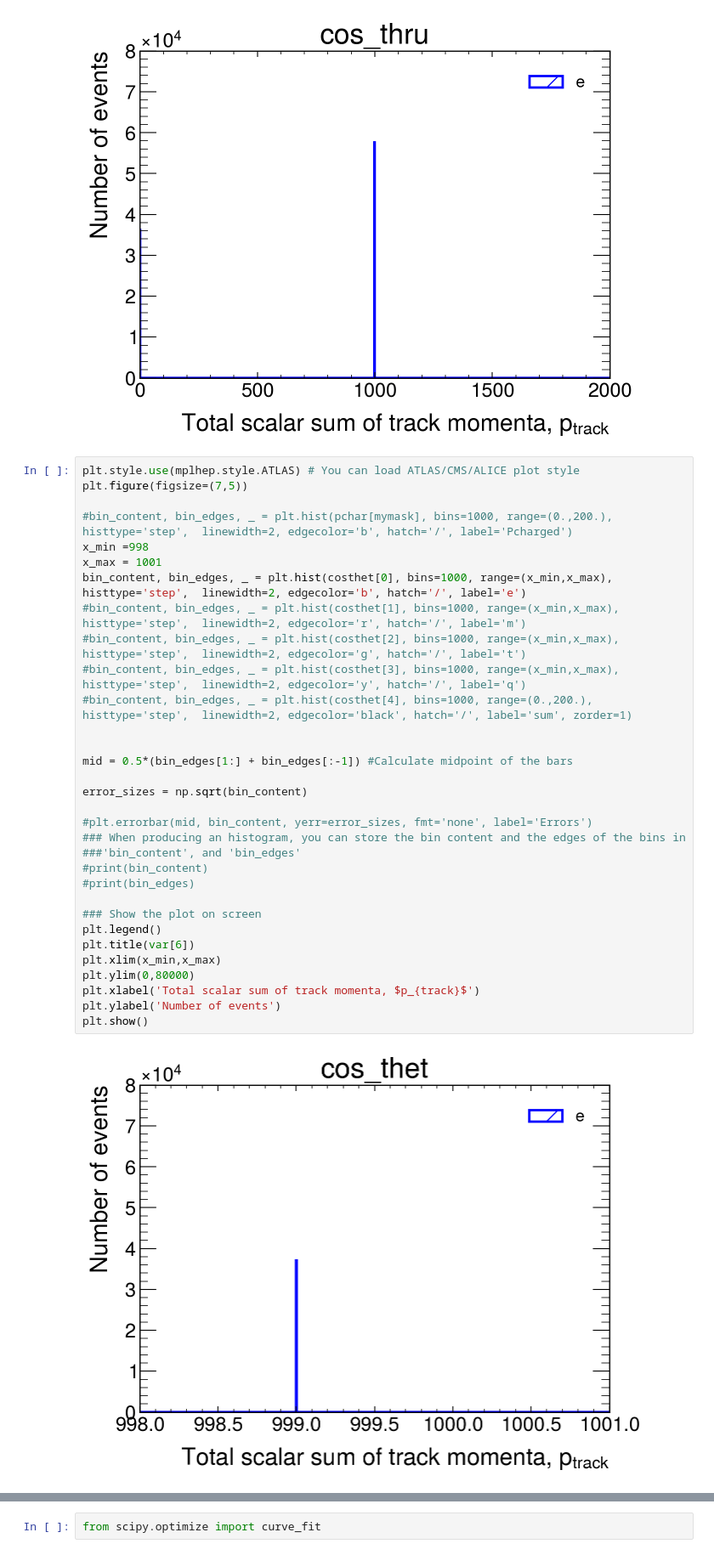
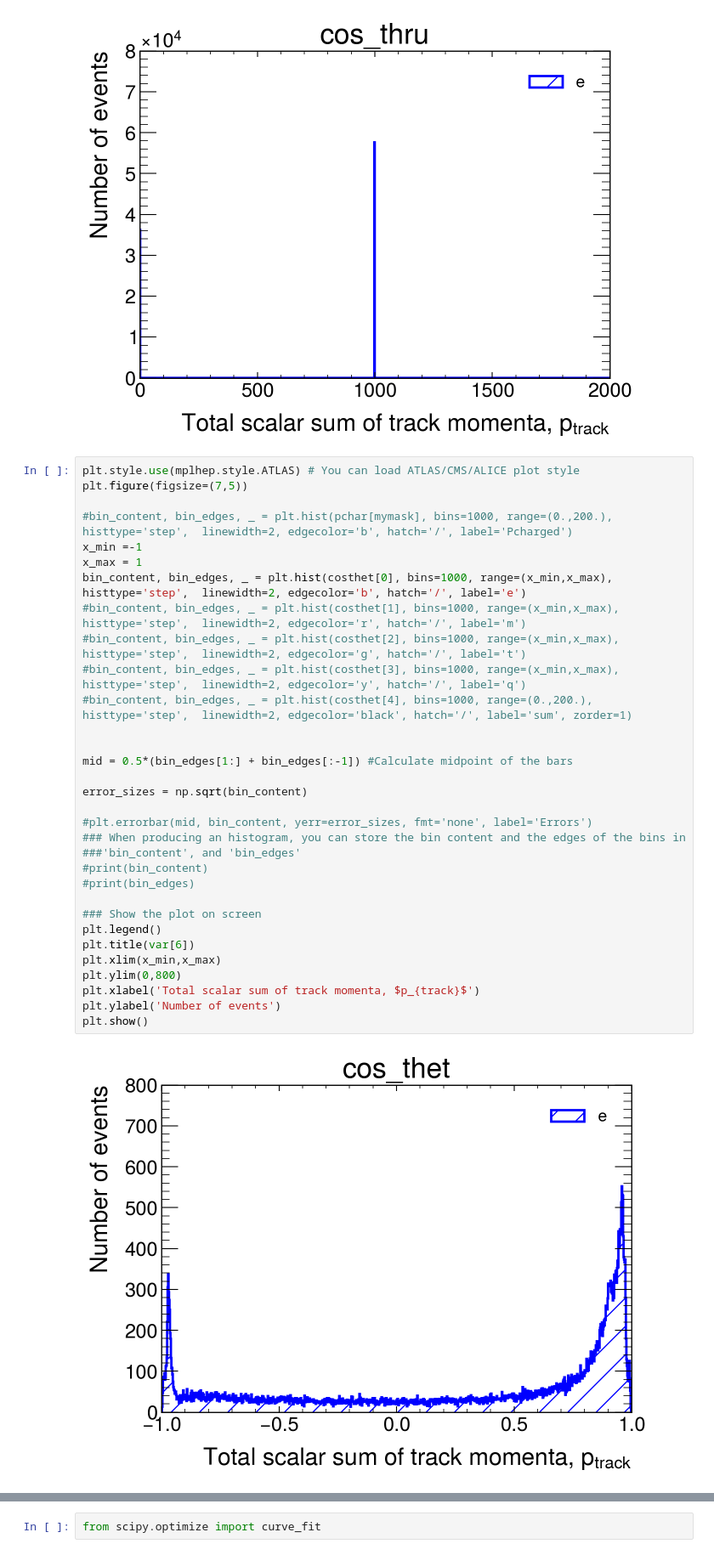
Before and after one commit to lukasg96/z0-precisionmeasurement, a Jupyter notebook: z0_experiment.ipynb, the cells around one changed output, grey strips where cells are left out. Shown at 85% size. Cells and saved outputs as stored; diff of their text form.

```diff
--- a/z0_experiment.ipynb
+++ b/z0_experiment.ipynb
@@ -460,34 +442,34 @@ plt.show()
 # %%
 plt.style.use(mplhep.style.ATLAS) # You can load ATLAS/CMS/ALICE plot style
 plt.figure(figsize=(7,5))
 
 #bin_content, bin_edges, _ = plt.hist(pchar[mymask], bins=1000, range=(0.,200.), histtype='step',  linewidth=2, edgecolor='b', hatch='/', label='Pcharged')
-x_min =998
-x_max = 1001
+x_min =-1
+x_max = 1
 bin_content, bin_edges, _ = plt.hist(costhet[0], bins=1000, range=(x_min,x_max), histtype='step',  linewidth=2, edgecolor='b', hatch='/', label='e')
 #bin_content, bin_edges, _ = plt.hist(costhet[1], bins=1000, range=(x_min,x_max), histtype='step',  linewidth=2, edgecolor='r', hatch='/', label='m')
 #bin_content, bin_edges, _ = plt.hist(costhet[2], bins=1000, range=(x_min,x_max), histtype='step',  linewidth=2, edgecolor='g', hatch='/', label='t')
 #bin_content, bin_edges, _ = plt.hist(costhet[3], bins=1000, range=(x_min,x_max), histtype='step',  linewidth=2, edgecolor='y', hatch='/', label='q')
 #bin_content, bin_edges, _ = plt.hist(costhet[4], bins=1000, range=(0.,200.), histtype='step',  linewidth=2, edgecolor='black', hatch='/', label='sum', zorder=1)
 
 
 mid = 0.5*(bin_edges[1:] + bin_edges[:-1]) #Calculate midpoint of the bars
 
 error_sizes = np.sqrt(bin_content)
 
 #plt.errorbar(mid, bin_content, yerr=error_sizes, fmt='none', label='Errors')
 ### When producing an histogram, you can store the bin content and the edges of the bins in
 ###'bin_content', and 'bin_edges'
 #print(bin_content)
 #print(bin_edges)
 
 ### Show the plot on screen
 plt.legend()
 plt.title(var[6])
 plt.xlim(x_min,x_max)
-plt.ylim(0,80000)
+plt.ylim(0,800)
 plt.xlabel('Total scalar sum of track momenta, $p_{track}$')
 plt.ylabel('Number of events')
 plt.show()
 # %% [output]
-[figure, old version]
+[figure, new version]
```
Also changed, not shown: parts of 20 cells of this notebook.
